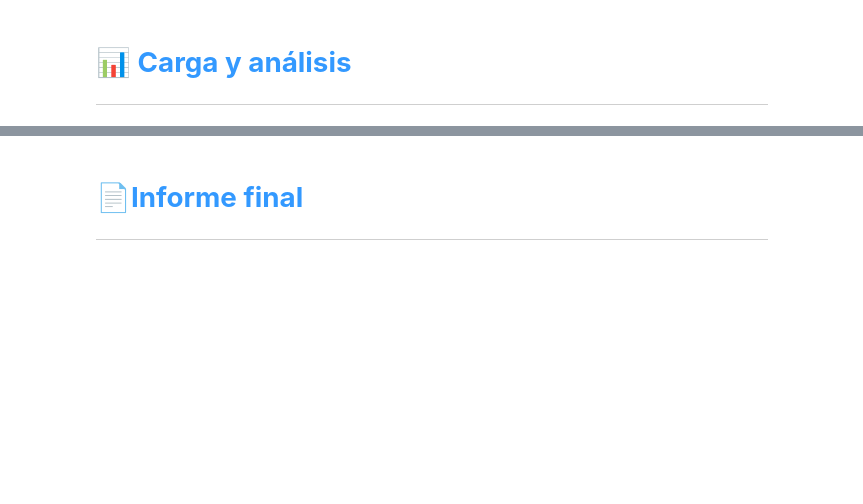
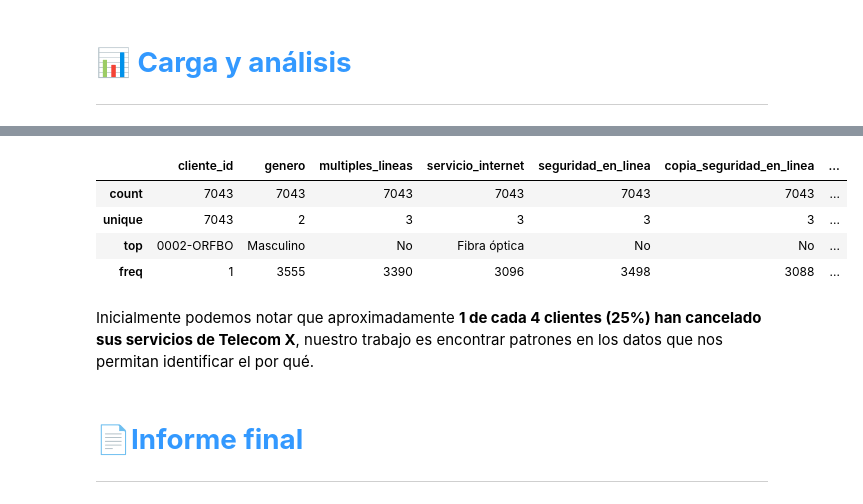
Before and after one commit to carloslozano-rg/challenge-telecom-x, a Jupyter notebook: TelecomX_LATAM.ipynb, the cells around one changed output, grey strips where cells are left out. Drawn from its saved outputs; the diff is of its cells as text; code cells hidden in the pictures; blank space fills up the shorter version.

```diff
--- a/TelecomX_LATAM.ipynb
+++ b/TelecomX_LATAM.ipynb
@@ -1072,3 +1089,13 @@ array(['Cheque por correo', 'Cheque electrónico',
+# %%
+telecom_x_estandarizado.describe(include='object')
+# %% [output]
+|  | cliente_id | genero | multiples_lineas | servicio_internet | seguridad_en_linea | copia_seguridad_en_linea | ... |
+| count | 7043 | 7043 | 7043 | 7043 | 7043 | 7043 | ... |
+| unique | 7043 | 2 | 3 | 3 | 3 | 3 | ... |
+| top | 0002-ORFBO | Masculino | No | Fibra óptica | No | No | ... |
+| freq | 1 | 3555 | 3390 | 3096 | 3498 | 3088 | ... |
+# %% [markdown]
+Inicialmente podemos notar que aproximadamente **1 de cada 4 clientes (25%) han cancelado sus servicios de Telecom X**, nuestro trabajo es encontrar patrones en los datos que nos permitan identificar el por qué.
 # %% [markdown]
 # <strong><font color='#3399FF'>📄Informe final</font></strong>
 ---
```
Also changed, not shown: parts of 3 cells of this notebook.
